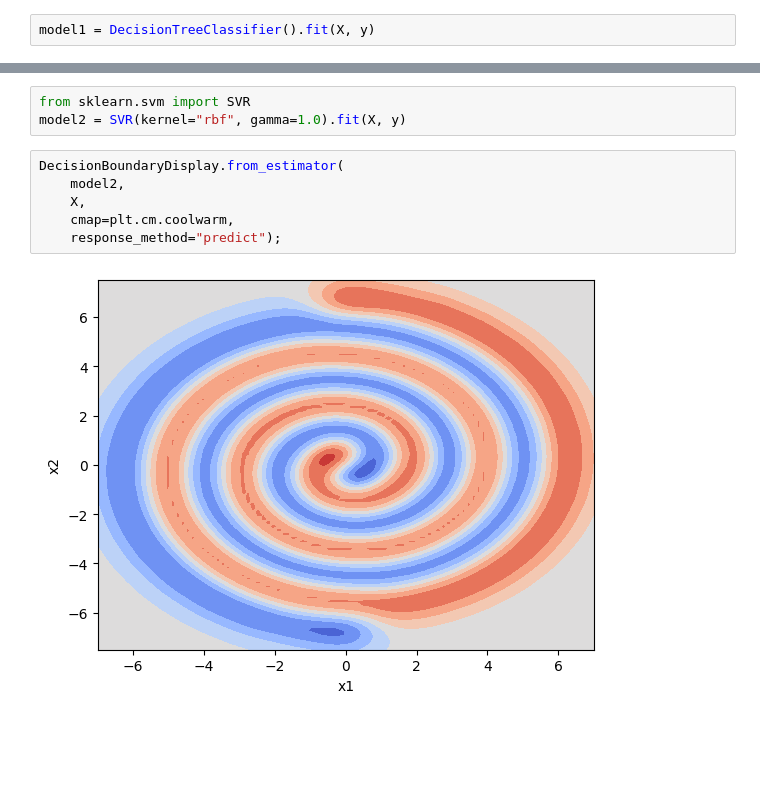
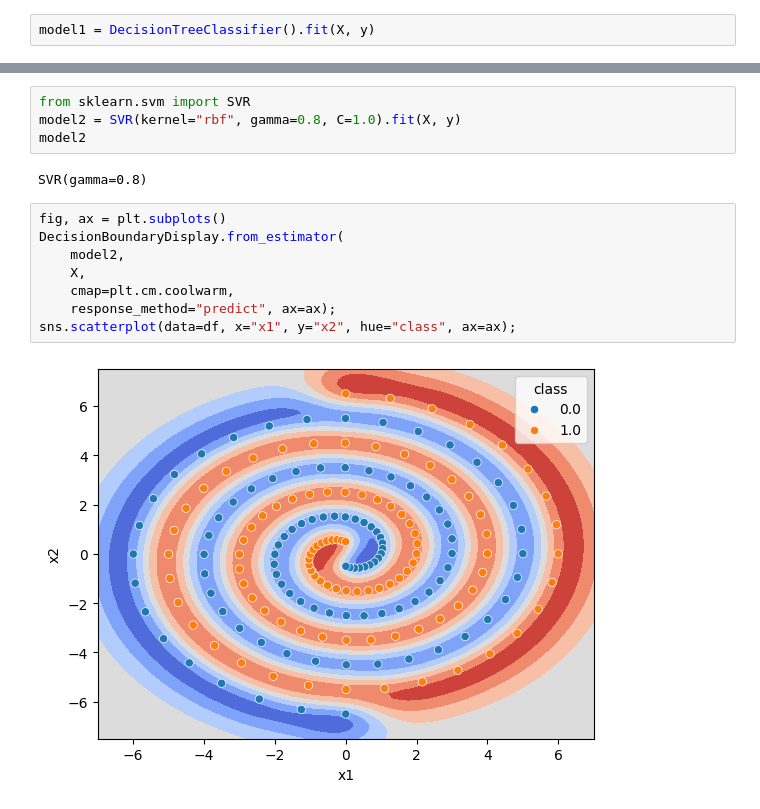
Before and after one commit to PyDataCZ/pyladies-kurz, a Jupyter notebook: lessons/pydata/classification_bonus/index.ipynb, the cells around one changed output, grey strips where cells are left out. Drawn from its saved outputs; the diff is of its cells as text; blank space fills up the shorter version.

```diff
--- a/lessons/pydata/classification_bonus/index.ipynb
+++ b/lessons/pydata/classification_bonus/index.ipynb
@@ -309,11 +322,16 @@ DecisionBoundaryDisplay.from_estimator(
 # %%
 from sklearn.svm import SVR
-model2 = SVR(kernel="rbf", gamma=1.0).fit(X, y)
+model2 = SVR(kernel="rbf", gamma=0.8, C=1.0).fit(X, y)
+model2
+# %% [output]
+SVR(gamma=0.8)
 # %%
+fig, ax = plt.subplots()
 DecisionBoundaryDisplay.from_estimator(
     model2,
     X,
     cmap=plt.cm.coolwarm,
-    response_method="predict");
+    response_method="predict", ax=ax);
+sns.scatterplot(data=df, x="x1", y="x2", hue="class", ax=ax);
 # %% [output]
-[figure, old version]
+[figure, new version]
```
Also changed, not shown: parts of 5 cells of this notebook.
